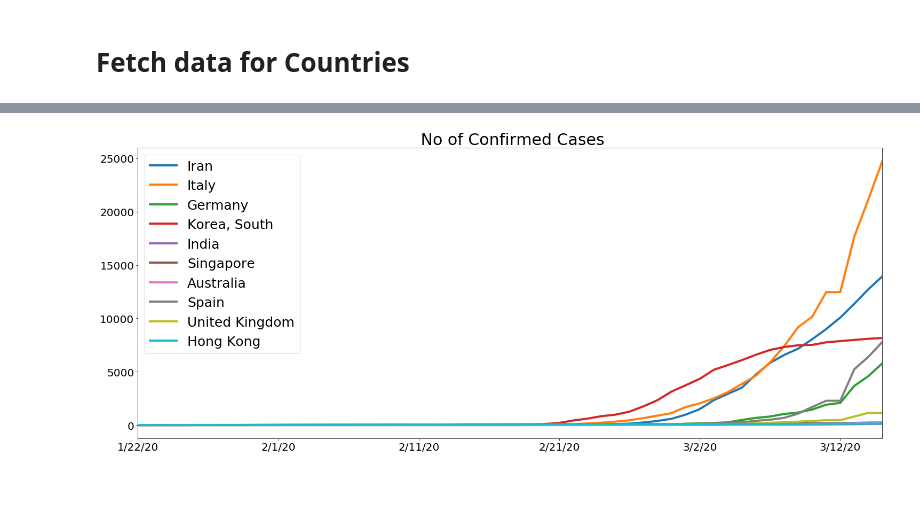
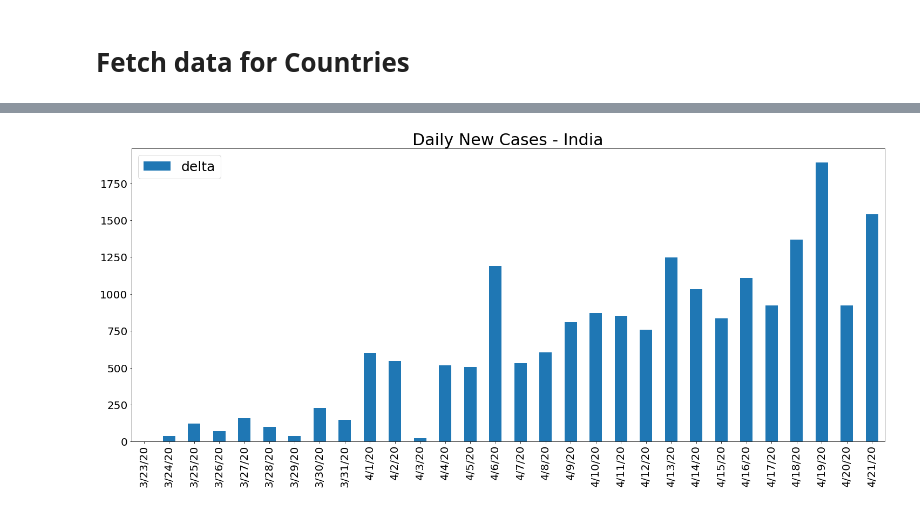
Before and after one commit to coolviki/corona_analysis, a Jupyter notebook: Corona_Analysis.ipynb, the cells around one changed output, grey strips where cells are left out. Cells and saved outputs as stored; diff of their text form; code cells hidden in the pictures.

Commit message:
Changes to support Daily Changes for a country

```diff
--- a/Corona_Analysis.ipynb
+++ b/Corona_Analysis.ipynb
@@ -30,6 +30,13 @@ def getDataForCountry(countryName,dataFr):
     for index in range(df_country.shape[1]-1):
         df_country.drop(df_country.columns[0], axis = 1, inplace = True)
     return df_country;
+# %%
+# Function for getting data for country
+def getDataChangeForCountry(countryName,dataFr,days):
+    df_country=getDataForCountry(countryName,dataFr).tail(days)
+    df_country['delta'] = df_country[countryName] - df_country[countryName].shift(1)
+    df_country['perchange'] = (df_country['delta']/df_country[countryName])*100
+    return df_country;
 # %%
 # Function for getting data for Province
 def getDataForProvince(provinceName,dataFr):
@@ -58,6 +67,20 @@ def drawChartForVirus(countriesList,provinceList,log=False):
         ax.set_title(" No of Confirmed Cases", size=30)
 
     return;
+# %%
+def drawDeltaChartForVirus(countryName,percentage=False,days=30):
+    if percentage:
+        ax = getDataChangeForCountry(countryName,df,days).plot.bar(y='perchange',figsize=(25,10),title="No of Confirmed Cases ",fontsize=20,lw=4)
+    else:
+        ax = getDataChangeForCountry(countryName,df,days).plot.bar(y='delta',figsize=(25,10),title="No of Confirmed Cases ",fontsize=20,lw=4)
+
+    ax.legend(loc=2, prop={'size': 25})
+    if percentage:
+        ax.set_title("Percentage Change -  Daily New Cases - "+countryName, size=30)
+    else:
+        ax.set_title("Daily New Cases - "+countryName, size=30)
+
+    return;
 # %% [markdown]
 # Fetch data for Countries
 # %%
@@ -71,4 +97,0 @@ drawChartForVirus(["India","Singapore","Australia"],["Hong Kong"],True )
-# %%
-drawChartForVirus(["Iran","Italy","Germany","Korea, South","India","Singapore","Australia","Spain","United Kingdom"],["Hong Kong"],False )
-# %% [output]
-[figure, removed]
@@ -76,0 +98,4 @@ drawChartForVirus(["Iran","Italy","Germany","Korea, South","India","Singapore","
+# %%
+drawDeltaChartForVirus("India",False )
+# %% [output]
+[figure, added]
```
Also changed, not shown: parts of 8 cells of this notebook.
